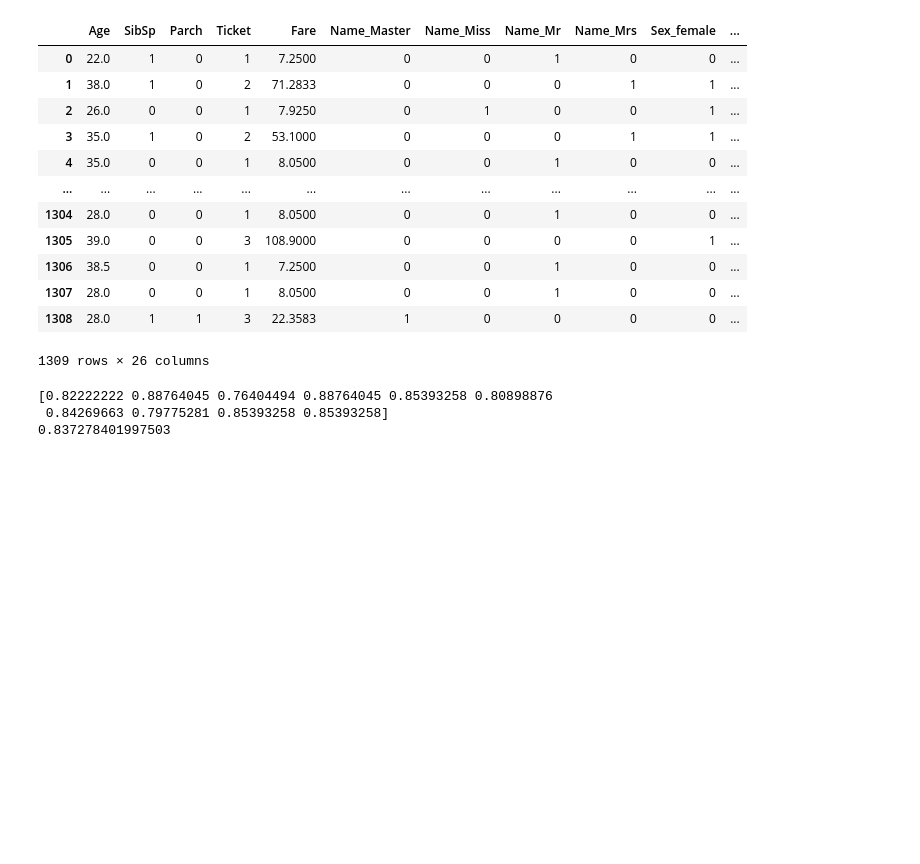
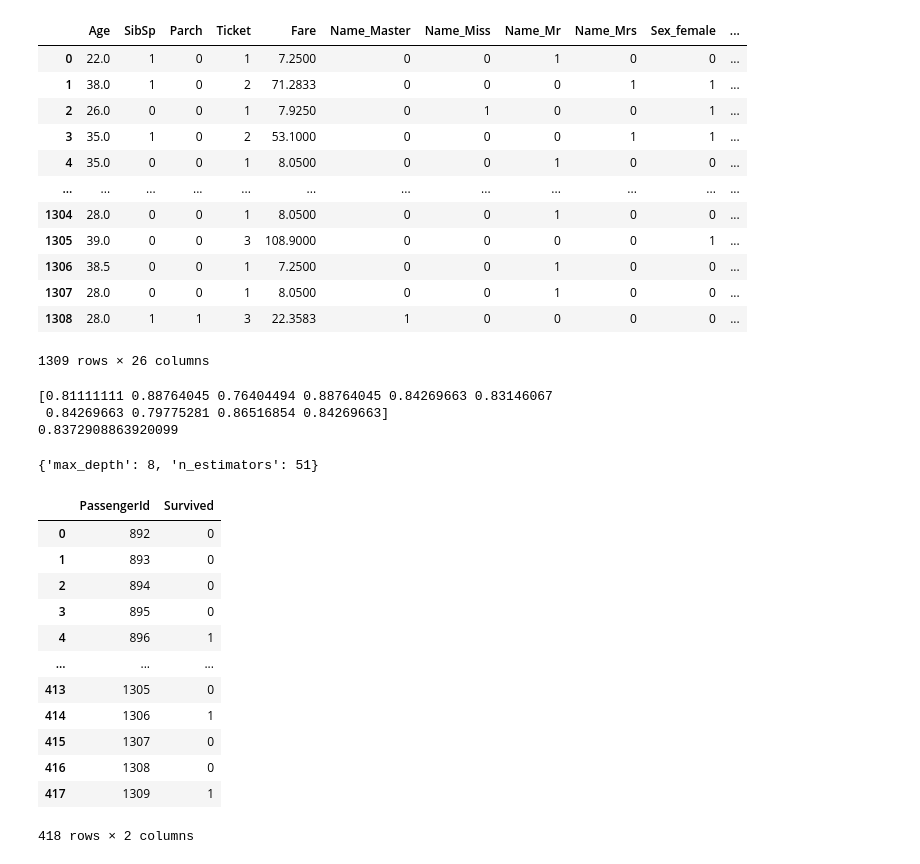
Before and after one commit to Elwing-Chou/tibaml0606, a Jupyter notebook: titanic.ipynb, the cells around one changed output. Cells and saved outputs as stored; diff of their text form; code cells hidden in the pictures; blank space fills up the shorter version.

```diff
--- a/titanic.ipynb
+++ b/titanic.ipynb
@@ -197,14 +197,14 @@ plot_tree(clf.estimators_[3], feature_names=datas.columns, filled=True, max_dept
 # %%
 from sklearn.model_selection import cross_val_score
 
-clf = RandomForestClassifier(n_estimators=100, max_depth=6)
+clf = RandomForestClassifier(n_estimators=51, max_depth=6)
 scores = cross_val_score(clf, x, y, cv=10, n_jobs=-1)
 print(scores)
 print(np.average(scores))
 # %% [output]
-[0.82222222 0.88764045 0.76404494 0.88764045 0.85393258 0.80898876
- 0.84269663 0.79775281 0.85393258 0.85393258]
-0.837278401997503
+[0.81111111 0.88764045 0.76404494 0.88764045 0.84269663 0.83146067
+ 0.84269663 0.79775281 0.86516854 0.84269663]
+0.8372908863920099
 # %%
 from sklearn.model_selection import GridSearchCV
 clf = RandomForestClassifier()
@@ -214,3 +214,31 @@ params = {
 }
 cv = GridSearchCV(clf, params, cv=10, n_jobs=-1)
 cv.fit(x, y)
+# %%
+cv.best_params_
+# %% [output]
+{'max_depth': 8, 'n_estimators': 51}
+# %%
+clf = RandomForestClassifier(n_estimators=51, max_depth=6)
+clf.fit(x, y)
+pre = clf.predict(x_predict)
+df = pd.DataFrame({
+    "PassengerId":predict_df["PassengerId"],
+    "Survived":pre
+})
+df.to_csv("rf.csv", encoding="utf-8", index=False)
+df
+# %% [output]
+|  | PassengerId | Survived |
+| 0 | 892 | 0 |
+| 1 | 893 | 0 |
+| 2 | 894 | 0 |
+| 3 | 895 | 0 |
+| 4 | 896 | 1 |
+| ... | ... | ... |
+| 413 | 1305 | 0 |
+| 414 | 1306 | 1 |
+| 415 | 1307 | 0 |
+| 416 | 1308 | 0 |
+| 417 | 1309 | 1 |
+418 rows × 2 columns
```
